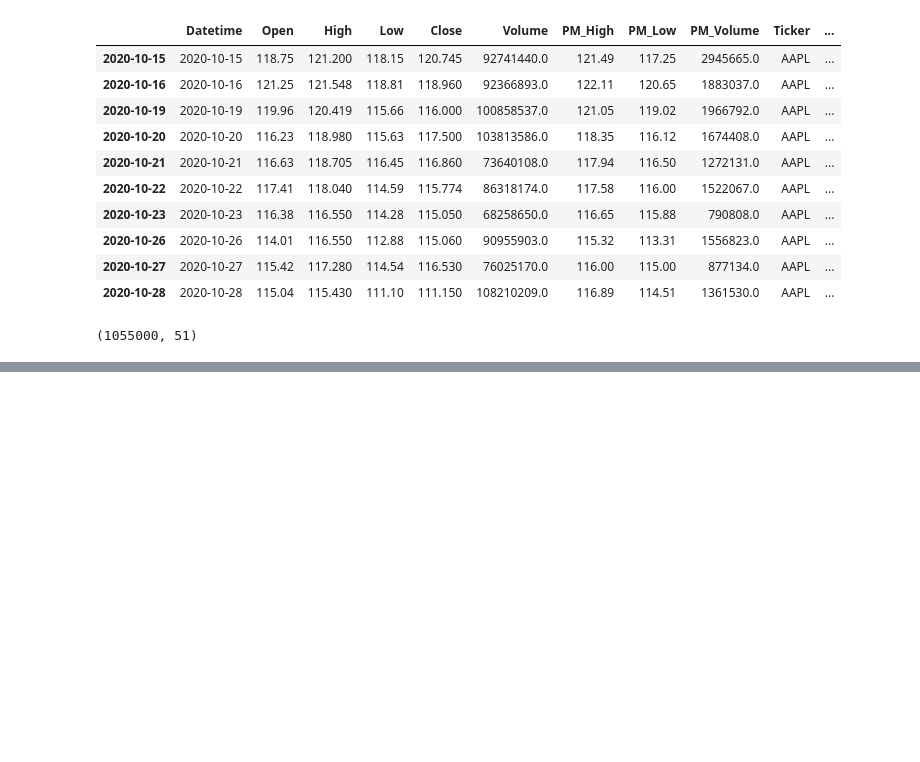
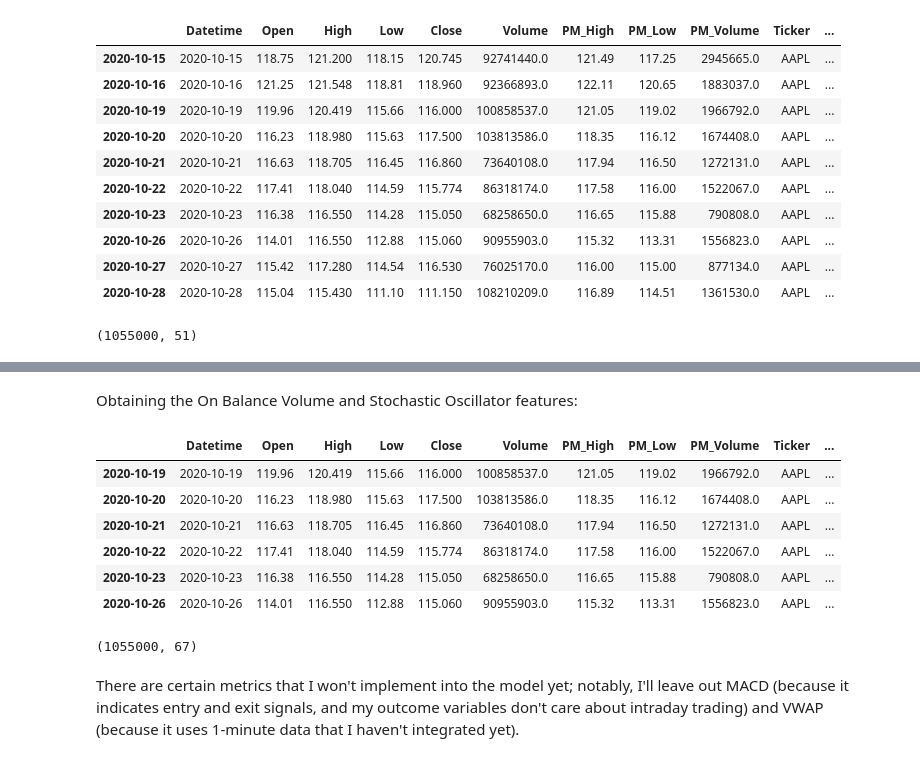
Before and after one commit to danielwang730/Trading-Strategies-With-ML, a Jupyter notebook: 02 Double Time Series LSTM Models/01_Day_Time_Series_LSTM_Models.ipynb, the cells around one changed output, grey strips where cells are left out. Cells and saved outputs as stored; diff of their text form; code cells hidden in the pictures; blank space fills up the shorter version.

```diff
--- a/02 Double Time Series LSTM Models/00_Double_Time_Series_LSTM_Models.ipynb
+++ b/02 Double Time Series LSTM Models/01_Day_Time_Series_LSTM_Models.ipynb
@@ -429,0 +524,68 @@ data["RSI_prev_14"] = rsi_prev_14
+# %% [markdown]
+Obtaining the On Balance Volume and Stochastic Oscillator features:
+# %%
+# Getting the previous positive or negative volumes based on PDC minus the PDC of the previous CS
+data_df["Close_Chg_Amt"] = data_df["Close"] - data_df["PDC"]
+data_df["Prev_Pos_Neg_Vol"] = np.where(data_df["Close_Chg_Amt"].shift(1) > 0, data_df["PDV"],
+                                       np.where(data_df["Close_Chg_Amt"].shift(1) < 0, data_df["PDV"] * -1, 0))
+data_df.loc[data_df["Rank"] <= 2, ["Prev_Pos_Neg_Vol"]] = 0.0  # Setting Prev_Pos_Neg_Vol for first two days to 0 to calibrate properly
+
+# Getting the previous On Balance Volume (OBV) by ticker to try predicting larger trends in price movements
+data_df["Prev_OBV"] = data_df.groupby("Ticker")["Prev_Pos_Neg_Vol"].cumsum()
+
+# Defining a function to calculate the real-time %K and %D in the stochastic oscillator formula (assuming k_period = 14 and d_period = 3)
+def calculate_stochastic_oscillator(df, k_period=14, d_period=3):
+    """
+    Note: To account for the real-time data we get at 9:28am, I had to do the calculations a bit differently. To quickly explain:
+      1. I calculate the %K based on the High and Low prices of the 13 previous days along with the High and Low prices of the current
+      day up till 9:28am. This effectively gives me my 14 periods, and my "current closing price" is set to the Close price 9:28am.
+          - E.g., If I'm on Day 14, I use the H/L of days 1-13 along with H/L of Day 14 up till 9:28am to get my real-time %K.
+
+      2. I calculate the %D based on the previous two "true" %K values along with the "real-time" %K. More specifically, the previous
+      "true" %K values are calculated from 1) the rolling average of the previous 14 Close prices, and 2) the rolling average of the
+      previous 14 Close prices BEFORE the PDC. I then add those two values along with the real-time %K, then divide that total by my
+      d_period (3), to ultimately get my real-time %D.
+          - E.g., If I'm on Day 16, I can get my "true" %K values (calculated from the Close prices of the last day) from 1) days 1-14
+          and 2) days 2-15, add those with my real-time %K I calculated above, and then divide by 3 to get my real-time %D.
+    """
+    # Copying the df and only the columns we need
+    df_so = df.copy()
+    df_so = df_so[["PDH", "PDL", "PDC", "PM_High_0928", "PM_Low_0928", "PM_Close_0928"]]
+
+    # Getting the previous %K, ONLY for the purposes of getting the real-time %D later on
+    df_so["PDL_Min_14"] = df_so["PDL"].rolling(window=(k_period)).min()
+    df_so["PDH_Max_14"] = df_so["PDH"].rolling(window=(k_period)).max()
+    df_so["Prev_K"] = (df_so["PDC"] - df_so["PDL_Min_14"]) / (df_so["PDH_Max_14"] - df_so["PDL_Min_14"]) * 100
+
+    # Getting the lowest lows and the highest highs of the past 13 periods plus the low/high at 9:28am to get real-time %K
+    df_so["PDL_Min_13"] = df_so["PDL"].rolling(window=(k_period-1)).min()
+    df_so["PDH_Max_13"] = df_so["PDH"].rolling(window=(k_period-1)).max()
+    df_so["Low_Min_RT"] = df_so[["PDL_Min_13", "PM_Low_0928"]].min(axis=1)  # Lowest minimum in real-time (9:28am)
+    df_so["High_Min_RT"] = df_so[["PDH_Max_13", "PM_High_0928"]].max(axis=1)  # Highest maximum in real-time (9:28am)
+
+    # Defining the real-time %K and %D based on previous metrics
+    df_so["Sto_Osc_K_RT"] = (df_so["PM_Close_0928"] - df_so["Low_Min_RT"]) / (df_so["High_Min_RT"] - df_so["Low_Min_RT"]) * 100
+    df_so["Sto_Osc_D_RT"] = (df_so["Prev_K"].rolling(window=(d_period-1)).sum() + df_so["Sto_Osc_K_RT"]) / d_period
+
+    return df_so["Sto_Osc_K_RT"], df_so["Sto_Osc_D_RT"]
+
+# Getting the real-time %K and %D into the original df
+Sto_Osc_K_RT, Sto_Osc_D_RT = calculate_stochastic_oscillator(data_df)
+data_df["Sto_Osc_K_RT"] = Sto_Osc_K_RT
+data_df["Sto_Osc_D_RT"] = Sto_Osc_D_RT
+data_df.loc[data_df["Rank"] <= 13, ["Sto_Osc_K_RT"]] = np.nan  # Making sure first 13 %K doesn't exist
+data_df.loc[data_df["Rank"] <= 15, ["Sto_Osc_D_RT"]] = np.nan  # Making sure first 15 %D doesn't exist
+
+display(data_df[12:18])
+display(data_df.shape)
+# %% [output]
+|  | Datetime | Open | High | Low | Close | Volume | PM_High | PM_Low | PM_Volume | Ticker | ... |
+| 2020-10-19 | 2020-10-19 | 119.96 | 120.419 | 115.66 | 116.000 | 100858537.0 | 121.05 | 119.02 | 1966792.0 | AAPL | ... |
+| 2020-10-20 | 2020-10-20 | 116.23 | 118.980 | 115.63 | 117.500 | 103813586.0 | 118.35 | 116.12 | 1674408.0 | AAPL | ... |
+| 2020-10-21 | 2020-10-21 | 116.63 | 118.705 | 116.45 | 116.860 | 73640108.0 | 117.94 | 116.50 | 1272131.0 | AAPL | ... |
+| 2020-10-22 | 2020-10-22 | 117.41 | 118.040 | 114.59 | 115.774 | 86318174.0 | 117.58 | 116.00 | 1522067.0 | AAPL | ... |
+| 2020-10-23 | 2020-10-23 | 116.38 | 116.550 | 114.28 | 115.050 | 68258650.0 | 116.65 | 115.88 | 790808.0 | AAPL | ... |
+| 2020-10-26 | 2020-10-26 | 114.01 | 116.550 | 112.88 | 115.060 | 90955903.0 | 115.32 | 113.31 | 1556823.0 | AAPL | ... |
+(1055000, 67)
+# %% [markdown]
+There are certain metrics that I won't implement into the model yet; notably, I'll leave out MACD (because it indicates entry and exit signals, and my outcome variables don't care about intraday trading) and VWAP (because it uses 1-minute data that I haven't integrated yet).
```
Also changed, not shown: parts of 8 cells of this notebook, 1 other file.
